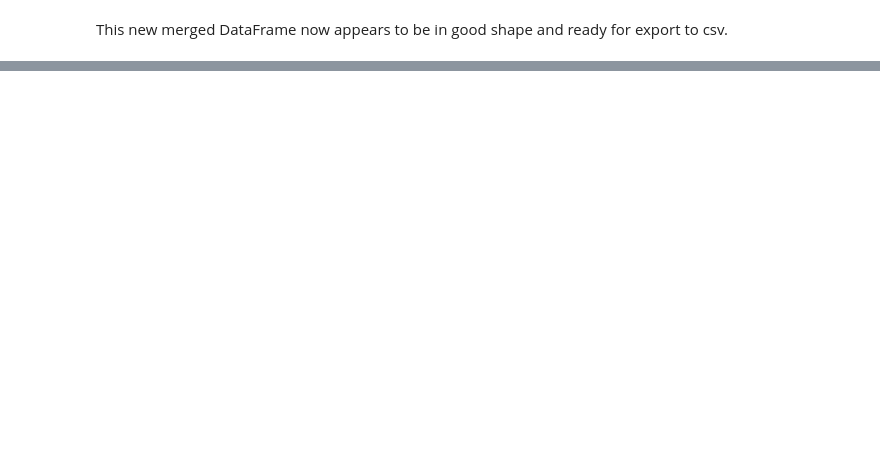
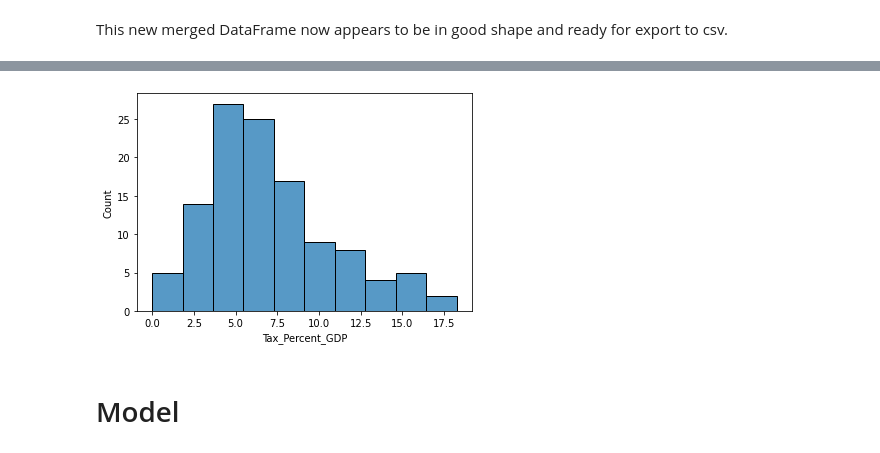
Before and after one commit to zero731/urban_popn_tax_GDP, a Jupyter notebook: Model_Code.ipynb, the cells around one changed output, grey strips where cells are left out. Drawn from its saved outputs; the diff is of its cells as text; code cells hidden in the pictures; blank space fills up the shorter version.

Commit message:
Build and interpret final model

```diff
--- a/Model_Code.ipynb
+++ b/Model_Code.ipynb
@@ -517,0 +647,6 @@ social_df.head()
+# %%
+sns.histplot(df_2017_no_outlier['Tax_Percent_GDP']);
+# %% [output]
+[figure, added]
+# %% [markdown]
+# Model
```
Also changed, not shown: parts of 42 cells of this notebook.
